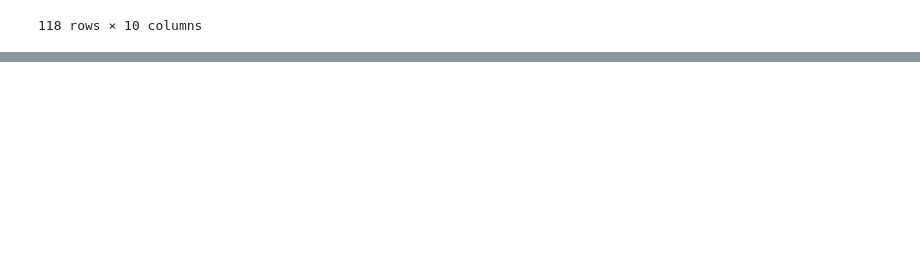
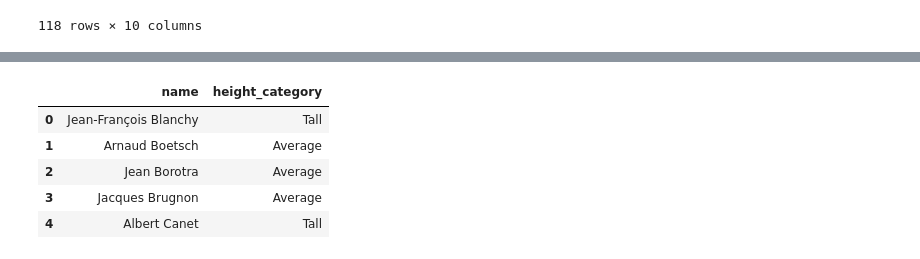
Before and after one commit to PabloTassi/complete-pandas-tutorial, a Jupyter notebook: tuto_pablo.ipynb, the cells around one changed output, grey strips where cells are left out. Cells and saved outputs as stored; diff of their text form; code cells hidden in the pictures; blank space fills up the shorter version.

```diff
--- a/tuto_pablo.ipynb
+++ b/tuto_pablo.ipynb
@@ -190,3 +190,14 @@ bios.query('born_city == "Santa Fe"')
 | 137126 | 140467 | Victoria Mayer | 2001-06-19 | Santa Fe | Santa Fe | ARG | Argentina | 178.0 | NaN | ... |
 | 137133 | 140478 | Tayavek Gallizzi | 1993-02-08 | Santa Fe | Santa Fe | ARG | Argentina | 205.0 | NaN | ... |
 | 137186 | 140532 | Alexis Eberhardt | 1999-03-02 | Santa Fe | Santa Fe | ARG | Argentina | NaN | NaN | ... |
+# %%
+bios['height_category'] = bios['height_cm'].apply(lambda x: 'Short' if x < 165 else ('Average' if x < 185 else 'Tall'))
+# %%
+bios[['name', 'height_category']].head()
+# %% [output]
+|  | name | height_category |
+| 0 | Jean-François Blanchy | Tall |
+| 1 | Arnaud Boetsch | Average |
+| 2 | Jean Borotra | Average |
+| 3 | Jacques Brugnon | Average |
+| 4 | Albert Canet | Tall |
```
Also changed, not shown: parts of 2 cells of this notebook.
